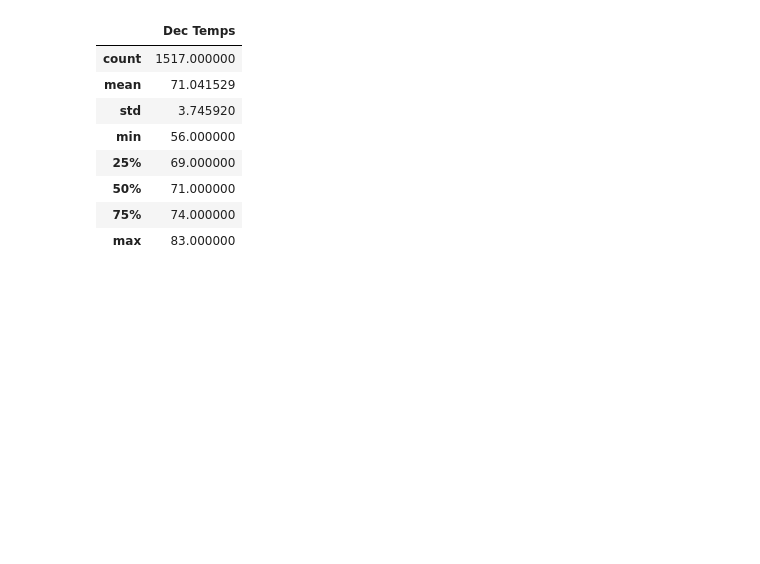
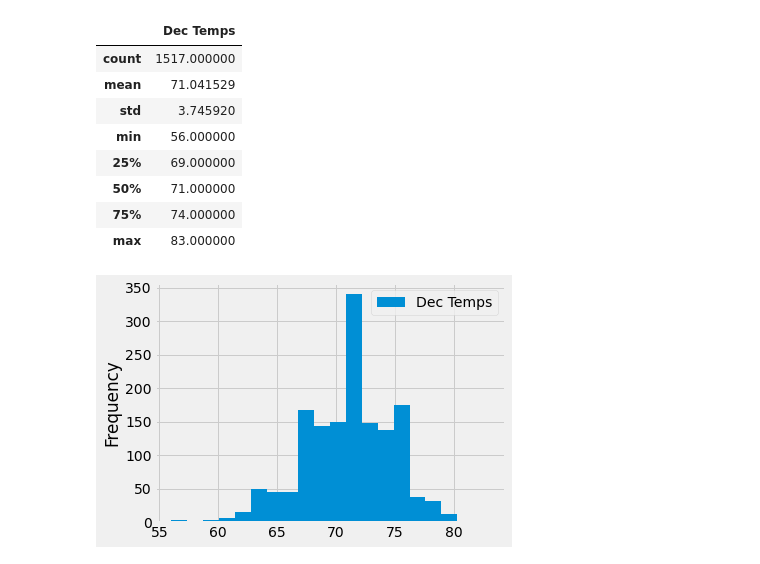
Before and after one commit to rneff1701/surfs_up, a Jupyter notebook: SurfsUp_Challenge.ipynb, the cells around one changed output. Saved outputs shown, nothing was run; the diff lists cells and outputs as text; code cells hidden in the pictures; blank space fills up the shorter version.

```diff
--- a/SurfsUp_Challenge.ipynb
+++ b/SurfsUp_Challenge.ipynb
@@ -123,3 +128,8 @@ dec_df.describe()
 | 50% | 71.000000 |
 | 75% | 74.000000 |
 | max | 83.000000 |
+# %%
+dec_df.plot.hist(bins=20)
+plt.tight_layout()
+# %% [output]
+[figure, added]
```
Also changed, not shown: parts of 1 cell of this notebook, 2 other files.
